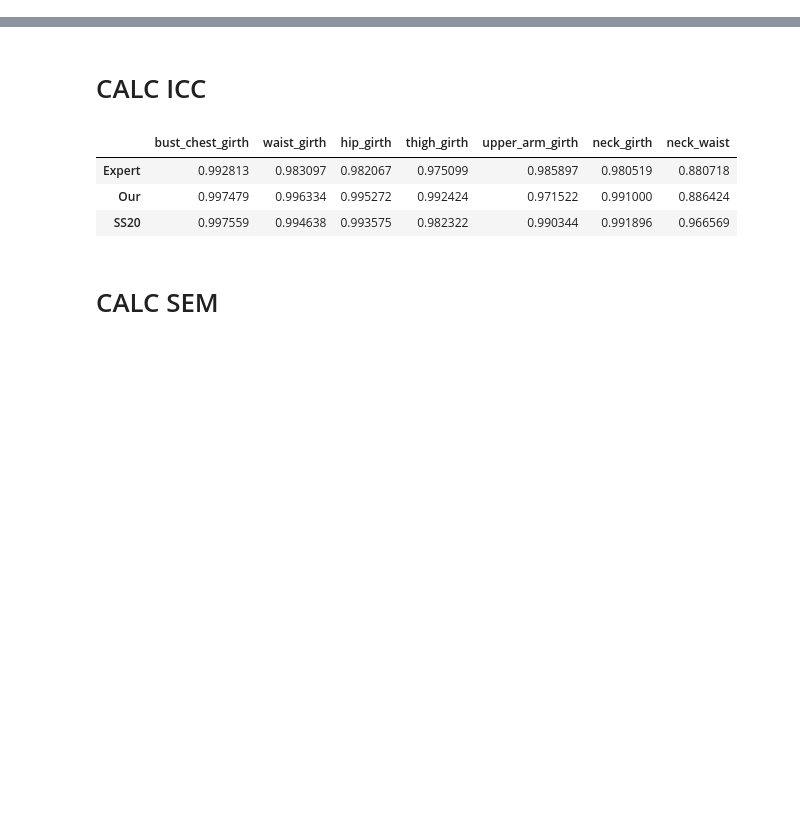
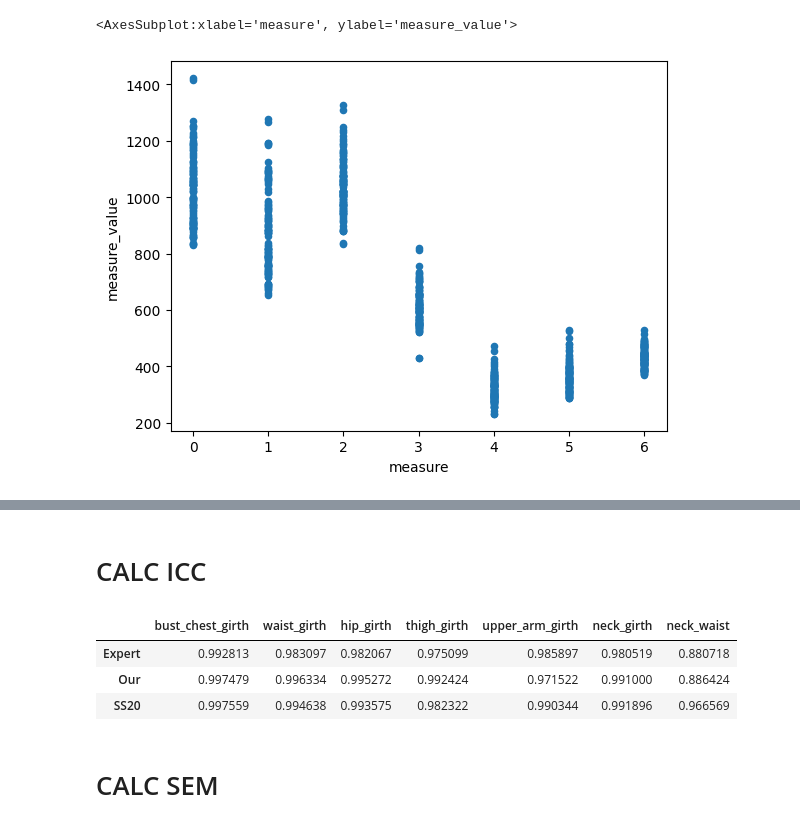
Before and after one commit to wesferr/measure_project, a Jupyter notebook: statistics_ss20.ipynb, the cells around one changed output, grey strips where cells are left out. Cells and saved outputs as stored; diff of their text form; code cells hidden in the pictures; blank space fills up the shorter version.

```diff
--- a/statistics_ss20.ipynb
+++ b/statistics_ss20.ipynb
@@ -56,3 +56,12 @@ data = measures[:118][measures[:118]['repetition'] == 1][numeric].to_numpy() - m
 #data
 # %%
 measures.drop([98,99], inplace=True)
+# %%
+measures_semantic = ['bust_chest_girth', 'waist_girth', 'hip_girth', 'thigh_girth', 'upper_arm_girth', 'neck_girth', 'neck_waist', ]
+a = measures[measures['measures_station']=="Our"][measures_semantic].reset_index(drop=True)
+a = pd.melt(a)
+a['variable'] = a.variable.factorize()[0]
+a.plot(kind='scatter', x='variable', y='value', xlabel="measure", ylabel='measure value')
+# %% [output]
+<AxesSubplot:xlabel='measure', ylabel='measure_value'>
+[figure, added]
```
Also changed, not shown: parts of 4 cells of this notebook, 6 other files.
